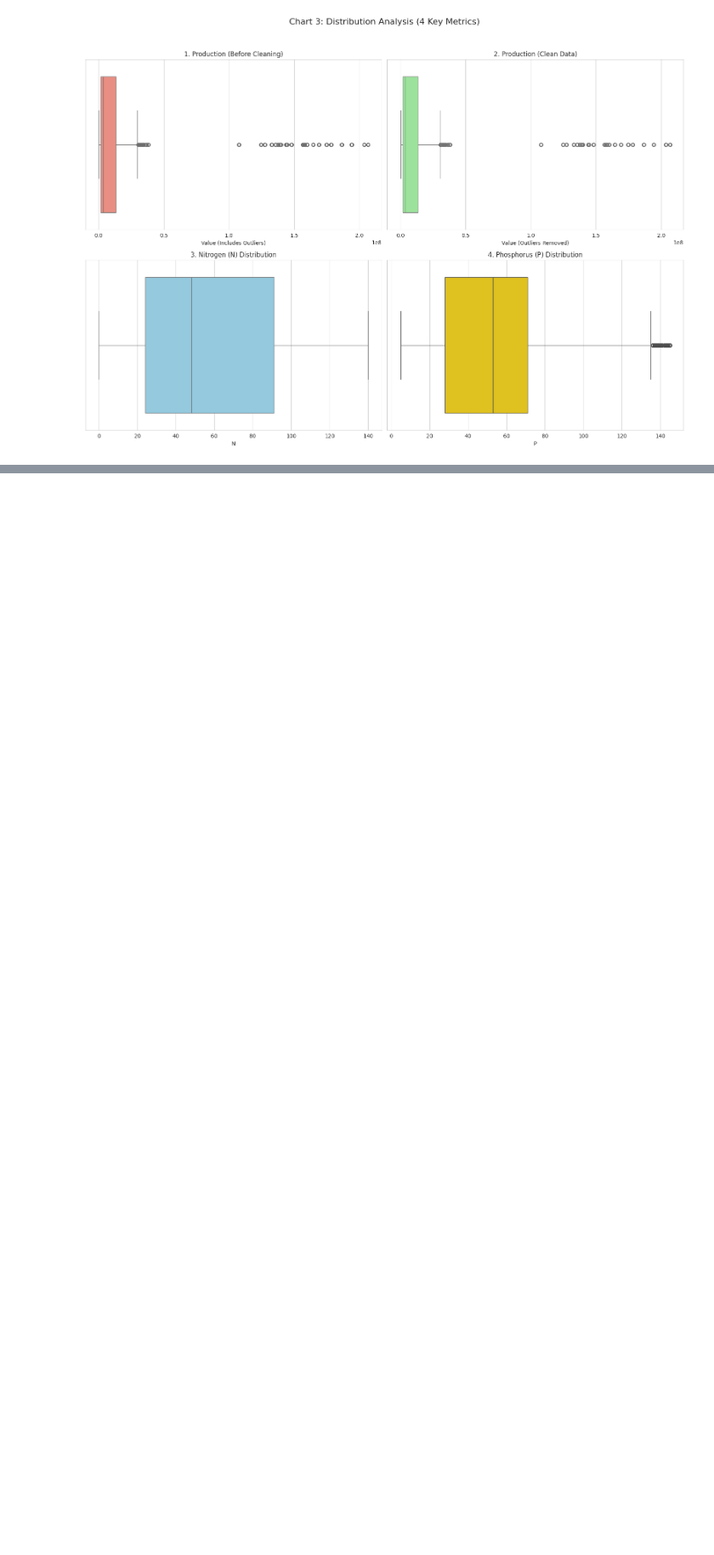
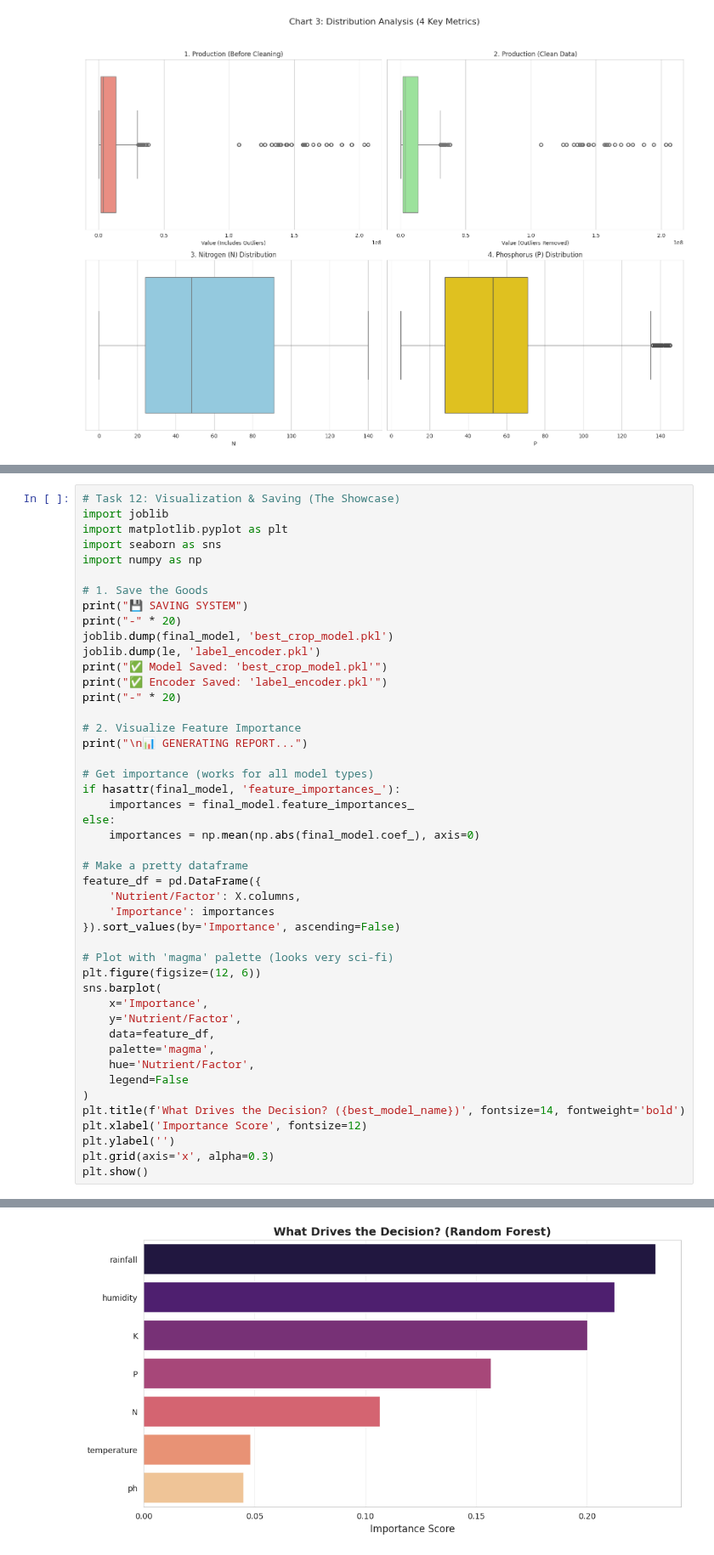
Before and after one commit to springboardmentor2468a-lab/AgriYield, a Jupyter notebook: AI_Agriyield_Predictor.ipynb, the cells around one changed output, grey strips where cells are left out. Shown at 85% size. Drawn from its saved outputs; the diff is of its cells as text; blank space fills up the shorter version.

```diff
--- a/AI_Agriyield_Predictor.ipynb
+++ b/AI_Agriyield_Predictor.ipynb
@@ -339,0 +509,47 @@ Passing `palette` without assigning `hue` is deprecated and will be removed in v
+# %%
+# Task 12: Visualization & Saving (The Showcase)
+import joblib
+import matplotlib.pyplot as plt
+import seaborn as sns
+import numpy as np
+
+# 1. Save the Goods
+print("💾 SAVING SYSTEM")
+print("-" * 20)
+joblib.dump(final_model, 'best_crop_model.pkl')
+joblib.dump(le, 'label_encoder.pkl')
+print("✅ Model Saved: 'best_crop_model.pkl'")
+print("✅ Encoder Saved: 'label_encoder.pkl'")
+print("-" * 20)
+
+# 2. Visualize Feature Importance
+print("\n📊 GENERATING REPORT...")
+
+# Get importance (works for all model types)
+if hasattr(final_model, 'feature_importances_'):
+    importances = final_model.feature_importances_
+else:
+    importances = np.mean(np.abs(final_model.coef_), axis=0)
+
+# Make a pretty dataframe
+feature_df = pd.DataFrame({
+    'Nutrient/Factor': X.columns,
+    'Importance': importances
+}).sort_values(by='Importance', ascending=False)
+
+# Plot with 'magma' palette (looks very sci-fi)
+plt.figure(figsize=(12, 6))
+sns.barplot(
+    x='Importance',
+    y='Nutrient/Factor',
+    data=feature_df,
+    palette='magma',
+    hue='Nutrient/Factor',
+    legend=False
+)
+plt.title(f'What Drives the Decision? ({best_model_name})', fontsize=14, fontweight='bold')
+plt.xlabel('Importance Score', fontsize=12)
+plt.ylabel('')
+plt.grid(axis='x', alpha=0.3)
+plt.show()
+# %% [output]
@@ -339,0 +563 @@ Passing `palette` without assigning `hue` is deprecated and will be removed in v
+[figure, added]
```
Also changed, not shown: parts of 5 cells of this notebook.
